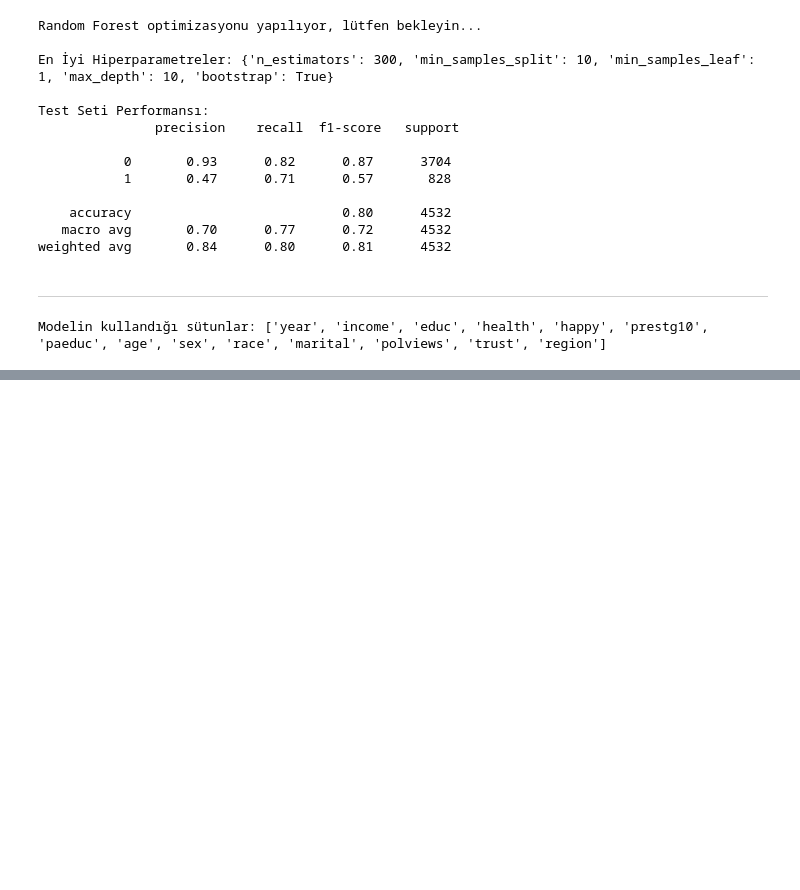
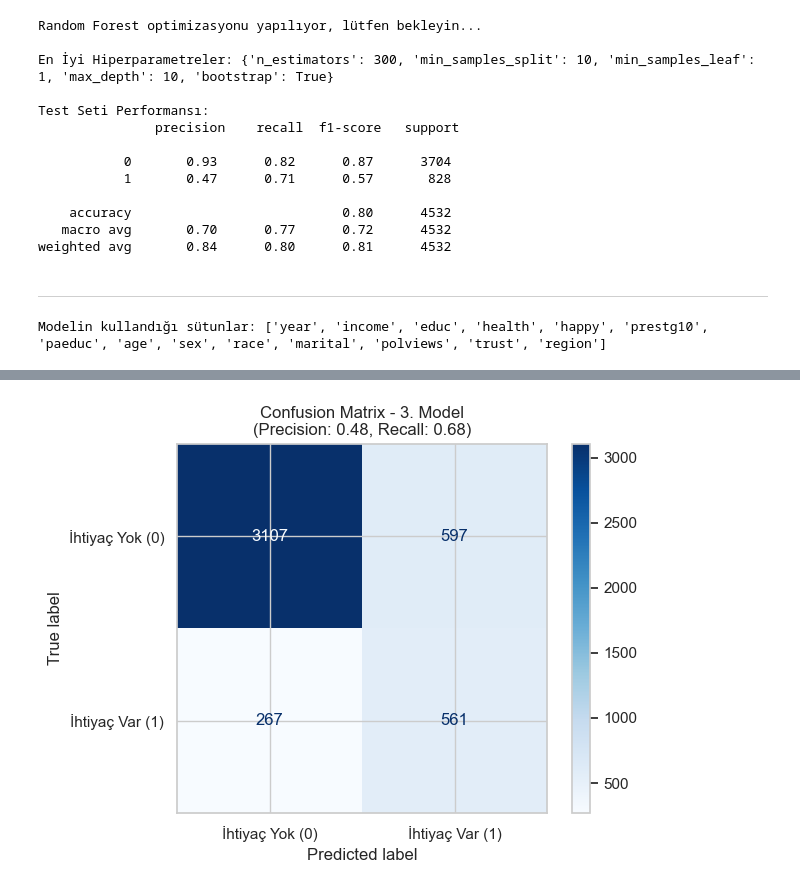
Before and after one commit to muratef/gss-sosyal-analiz, a Jupyter notebook: models/sosyal_ihtiyac_modeli.ipynb, the cells around one changed output, grey strips where cells are left out. Cells and saved outputs as stored; diff of their text form; code cells hidden in the pictures; blank space fills up the shorter version.

Commit message:
en iyi modele karar verilecek

```diff
--- a/models/sosyal_ihtiyac_modeli.ipynb
+++ b/models/sosyal_ihtiyac_modeli.ipynb
@@ -466,3 +446,17 @@ weighted avg       0.84      0.80      0.81      4532
 print("Modelin kullandığı sütunlar:", X_train.columns.tolist())
 # %% [output]
 Modelin kullandığı sütunlar: ['year', 'income', 'educ', 'health', 'happy', 'prestg10', 'paeduc', 'age', 'sex', 'race', 'marital', 'polviews', 'trust', 'region']
+# %%
+# 1. Senin özel ağırlık denemen (0: 1 kısmı 0: 5 ile ezildi)
+user_weights = {0: 1, 1: 3}
+rf_user_weighted = RandomForestClassifier(
+    n_estimators=300,
+    max_depth=8,
+    class_weight=user_weights,
+    random_state=42
+)
+
+# Eğitim ve Sonuçlar
+rf_user_weighted.fit(X_train, y_train)
+y_pred_user = rf_user_weighted.predict(X_test)
+print(classification_report(y_test, y_pred_user))
@@ -468,0 +472,15 @@ Modelin kullandığı sütunlar: ['year', 'income', 'educ', 'health', 'happy', '
+# %%
+# 1. Tahminleri al (3. modelimiz: rf_user_weighted)
+y_pred_final = rf_user_weighted.predict(X_test)
+
+# 2. Matrisi hesapla
+cm = confusion_matrix(y_test, y_pred_final)
+
+# 3. Görselleştir
+disp = ConfusionMatrixDisplay(confusion_matrix=cm, display_labels=['İhtiyaç Yok (0)', 'İhtiyaç Var (1)'])
+disp.plot(cmap='Blues', values_format='d')
+
+plt.title(f'Confusion Matrix - 3. Model\n(Precision: 0.48, Recall: 0.68)')
+plt.show()
+# %% [output]
+[figure, added]
```
Also changed, not shown: parts of 4 cells of this notebook.
